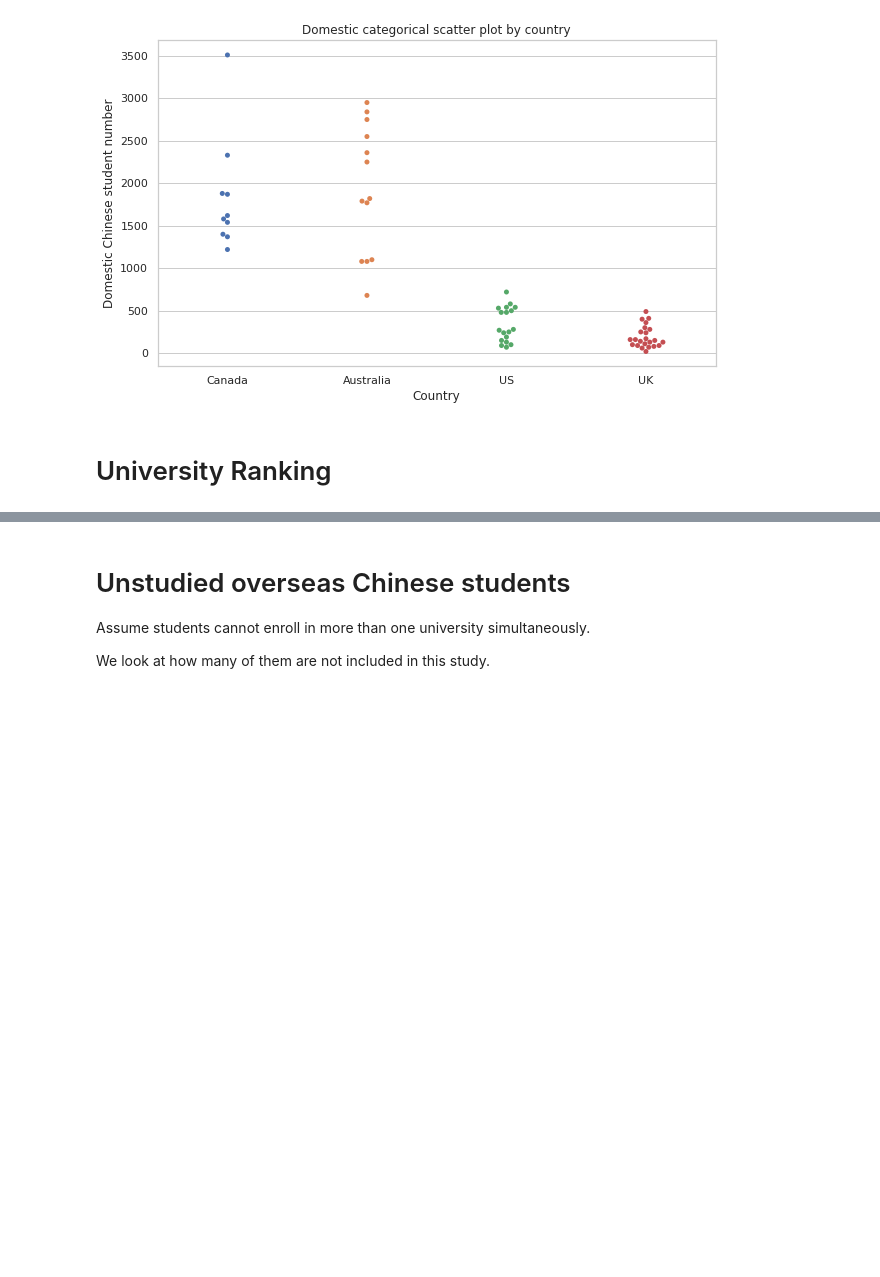
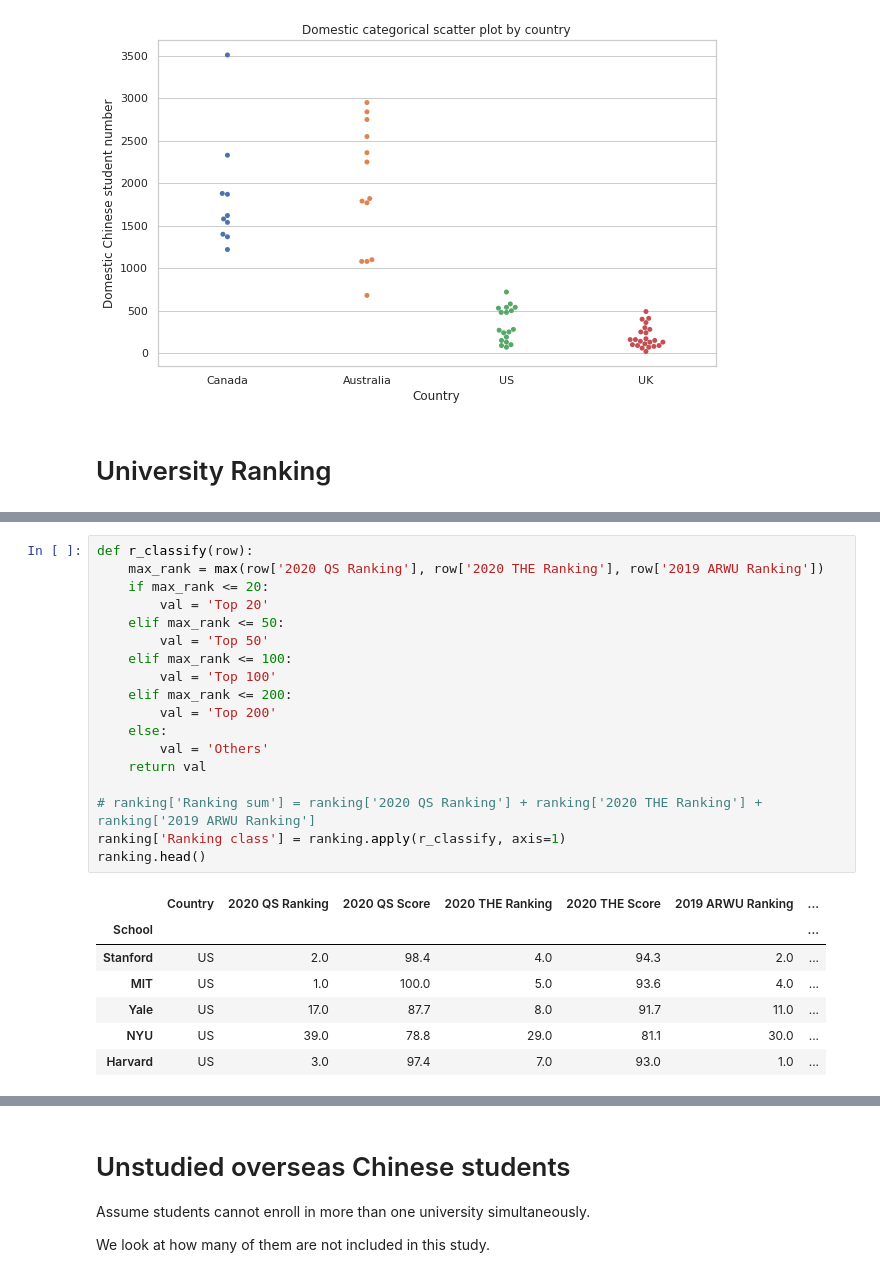
Before and after one commit to AndyYFTao/EA-CLTP-DataAnalysis, a Jupyter notebook: CLTP Guidance Program Data Analysis.ipynb, the cells around one changed output, grey strips where cells are left out. Drawn from its saved outputs; the diff is of its cells as text; blank space fills up the shorter version.

```diff
--- a/CLTP Guidance Program Data Analysis.ipynb
+++ b/CLTP Guidance Program Data Analysis.ipynb
@@ -229,0 +233,26 @@ ranking.head()
+# %%
+def r_classify(row):
+    max_rank = max(row['2020 QS Ranking'], row['2020 THE Ranking'], row['2019 ARWU Ranking'])
+    if max_rank <= 20:
+        val = 'Top 20'
+    elif max_rank <= 50:
+        val = 'Top 50'
+    elif max_rank <= 100:
+        val = 'Top 100'
+    elif max_rank <= 200:
+        val = 'Top 200'
+    else:
+        val = 'Others'
+    return val
+
+# ranking['Ranking sum'] = ranking['2020 QS Ranking'] + ranking['2020 THE Ranking'] + ranking['2019 ARWU Ranking']
+ranking['Ranking class'] = ranking.apply(r_classify, axis=1)
+ranking.head()
+# %% [output]
+|  | Country | 2020 QS Ranking | 2020 QS Score | 2020 THE Ranking | 2020 THE Score | 2019 ARWU Ranking | ... |
+| School |  |  |  |  |  |  | ... |
+| Stanford | US | 2.0 | 98.4 | 4.0 | 94.3 | 2.0 | ... |
+| MIT | US | 1.0 | 100.0 | 5.0 | 93.6 | 4.0 | ... |
+| Yale | US | 17.0 | 87.7 | 8.0 | 91.7 | 11.0 | ... |
+| NYU | US | 39.0 | 78.8 | 29.0 | 81.1 | 30.0 | ... |
+| Harvard | US | 3.0 | 97.4 | 7.0 | 93.0 | 1.0 | ... |
```
Also changed, not shown: parts of 5 cells of this notebook.
